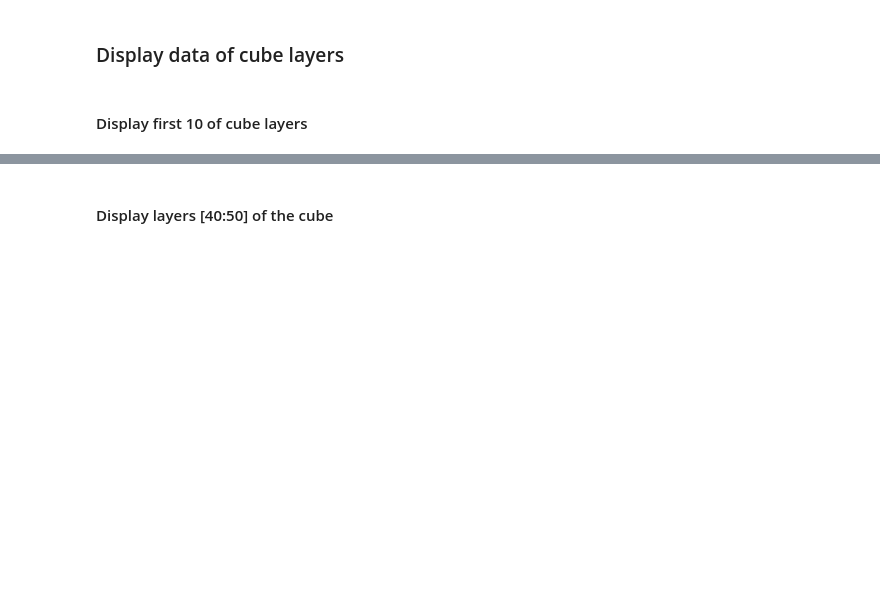
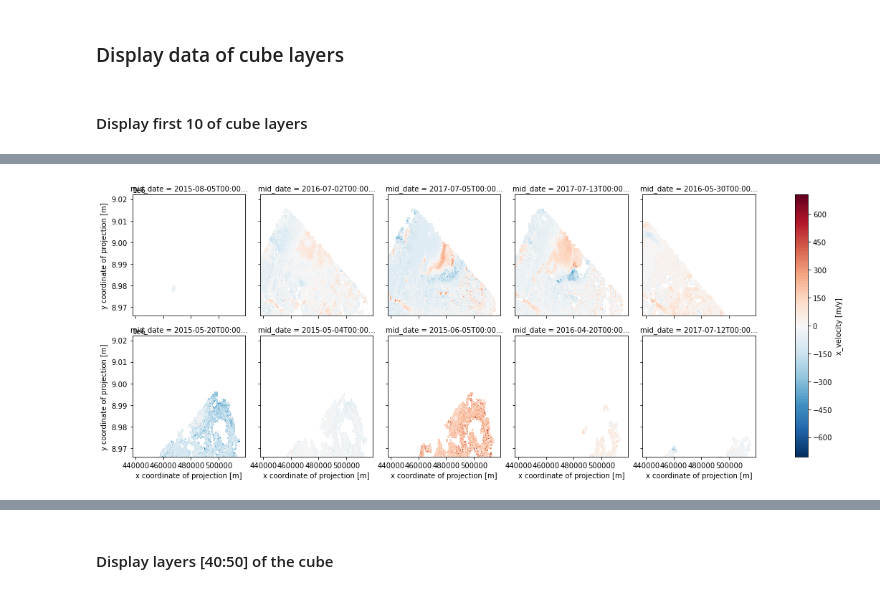
Before and after one commit to nasa-jpl/its_live, a Jupyter notebook: src/notebooks/itscube.ipynb, the cells around one changed output, grey strips where cells are left out. Cells and saved outputs as stored; diff of their text form; code cells hidden in the pictures; blank space fills up the shorter version.

```diff
--- a/src/notebooks/itscube.ipynb
+++ b/src/notebooks/itscube.ipynb
@@ -260 +300,7 @@ Skipped granules:
+# %%
+from itscube import ITSCube
+
+ITSCube.plot(back_zarr, 'vx', (0, 10))
+# %% [output]
+[figure, added]
 # %%
```
Also changed, not shown: parts of 29 cells of this notebook.
